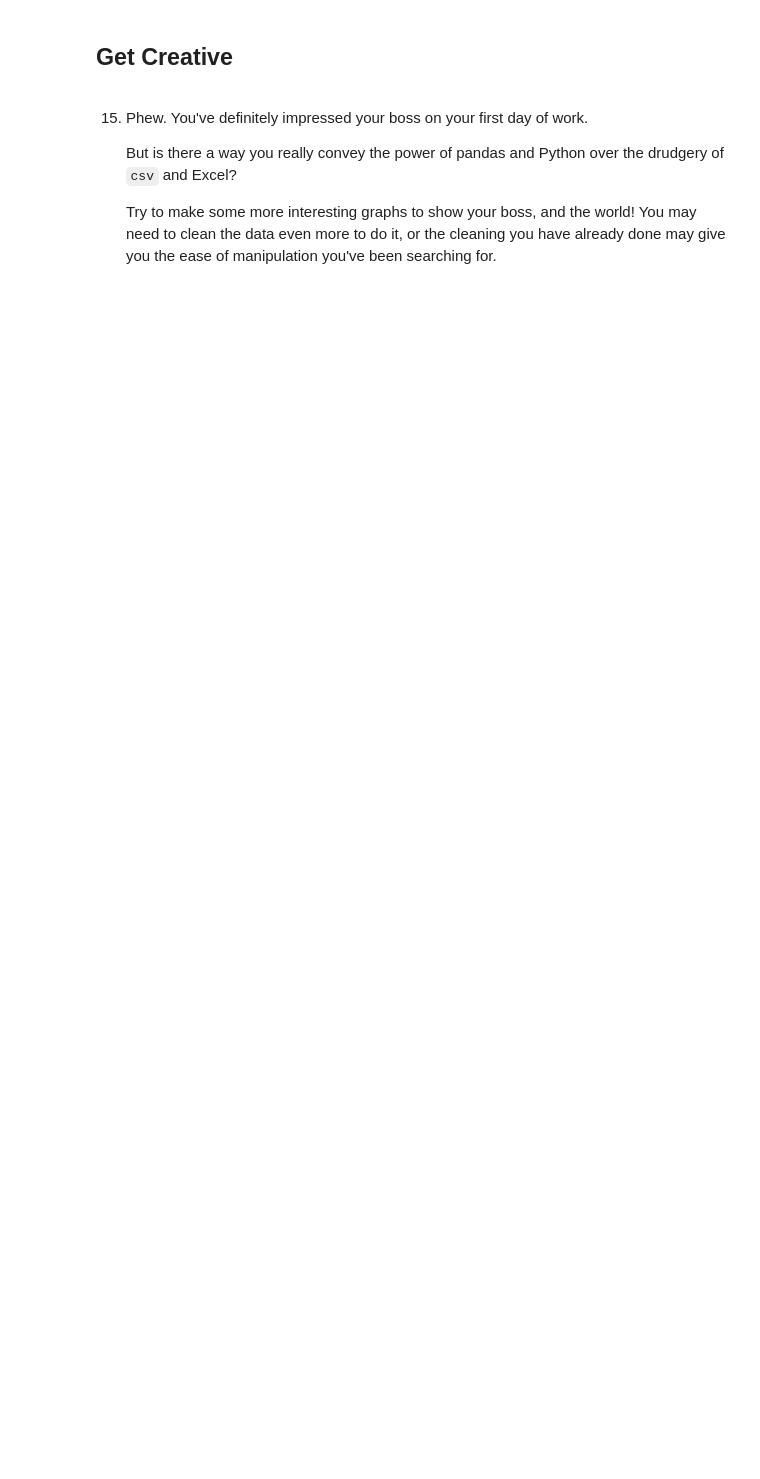
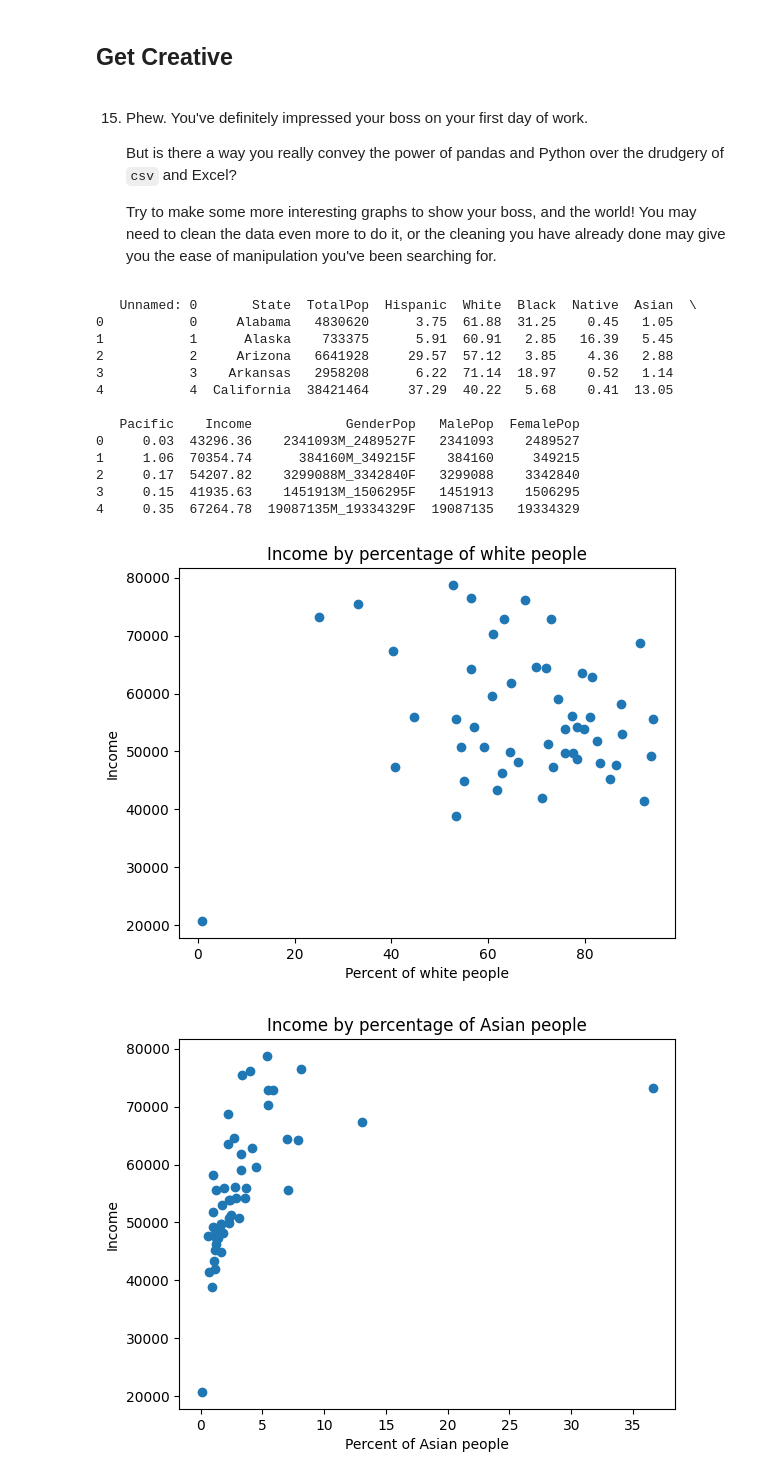
Before and after one commit to Maxrio9/Python-Data-Science, a Jupyter notebook: data_cleanup_project/Cleaning US Census Data.ipynb, the cells around one changed output. Drawn from its saved outputs; the diff is of its cells as text; code cells hidden in the pictures; blank space fills up the shorter version.

```diff
--- a/data_cleanup_project/Cleaning US Census Data.ipynb
+++ b/data_cleanup_project/Cleaning US Census Data.ipynb
@@ -95,3 +285,44 @@ import matplotlib.pyplot as plt
     But is there a way you really convey the power of pandas and Python over the drudgery of `csv` and Excel?
 
     Try to make some more interesting graphs to show your boss, and the world! You may need to clean the data even more to do it, or the cleaning you have already done may give you the ease of manipulation you've been searching for.
+# %%
+print(us_census.head())
+plt.scatter(us_census.White, us_census.Income)
+plt.title("Income by percentage of white people")
+plt.xlabel("Percent of white people")
+plt.ylabel("Income")
+plt.show()
+plt.clf()
+plt.scatter(us_census.Asian, us_census.Income)
+plt.title("Income by percentage of Asian people")
+plt.xlabel("Percent of Asian people")
+plt.ylabel("Income")
+plt.show()
+plt.clf()
+plt.scatter(us_census.Black, us_census.Income)
+plt.title("Income by percentage of black people")
+plt.xlabel("Percent of black people")
+plt.ylabel("Income")
+plt.show()
+plt.clf()
+
+colors = sns.diverging_palette(150, 275, s=80, l=55, n=9, as_cmap=True)
+sns.heatmap(us_census.corr(), center = 0, cmap = colors, robust = True)
+plt.show()
+plt.clf()
+# %% [output]
+   Unnamed: 0       State  TotalPop  Hispanic  White  Black  Native  Asian  \
+0           0     Alabama   4830620      3.75  61.88  31.25    0.45   1.05
+1           1      Alaska    733375      5.91  60.91   2.85   16.39   5.45
+2           2     Arizona   6641928     29.57  57.12   3.85    4.36   2.88
+3           3    Arkansas   2958208      6.22  71.14  18.97    0.52   1.14
+4           4  California  38421464     37.29  40.22   5.68    0.41  13.05
+
+   Pacific    Income            GenderPop   MalePop  FemalePop
+0     0.03  43296.36    2341093M_2489527F   2341093    2489527
+1     1.06  70354.74      384160M_349215F    384160     349215
+2     0.17  54207.82    3299088M_3342840F   3299088    3342840
+3     0.15  41935.63    1451913M_1506295F   1451913    1506295
+4     0.35  67264.78  19087135M_19334329F  19087135   19334329
+[figure, added]
+[figure, added]
```
Also changed, not shown: parts of 16 cells of this notebook.
